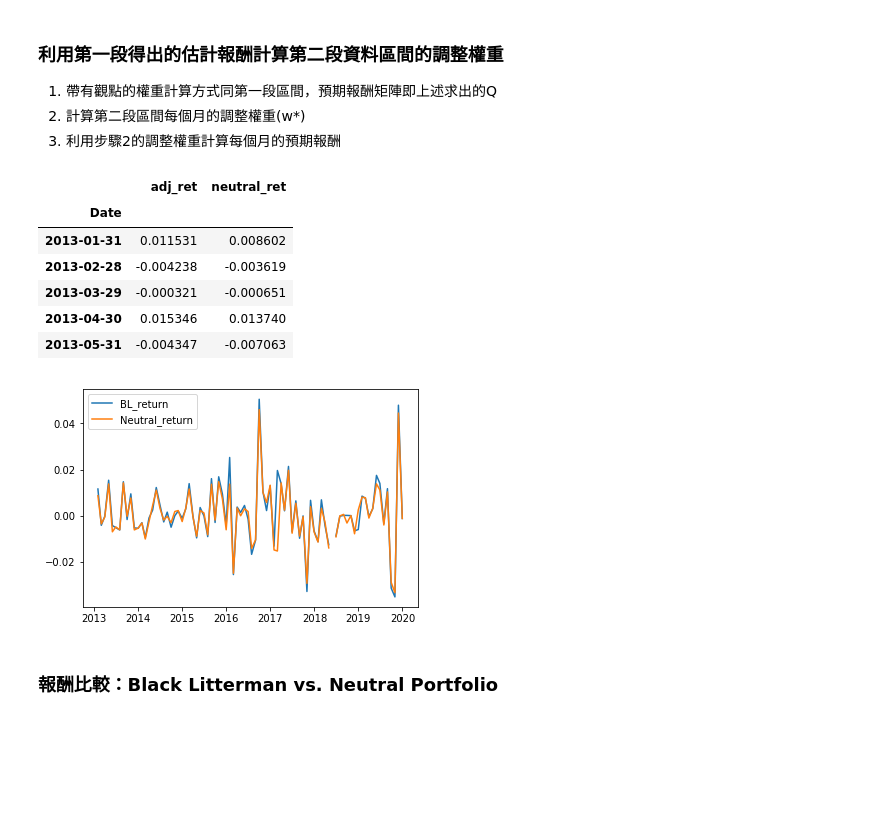
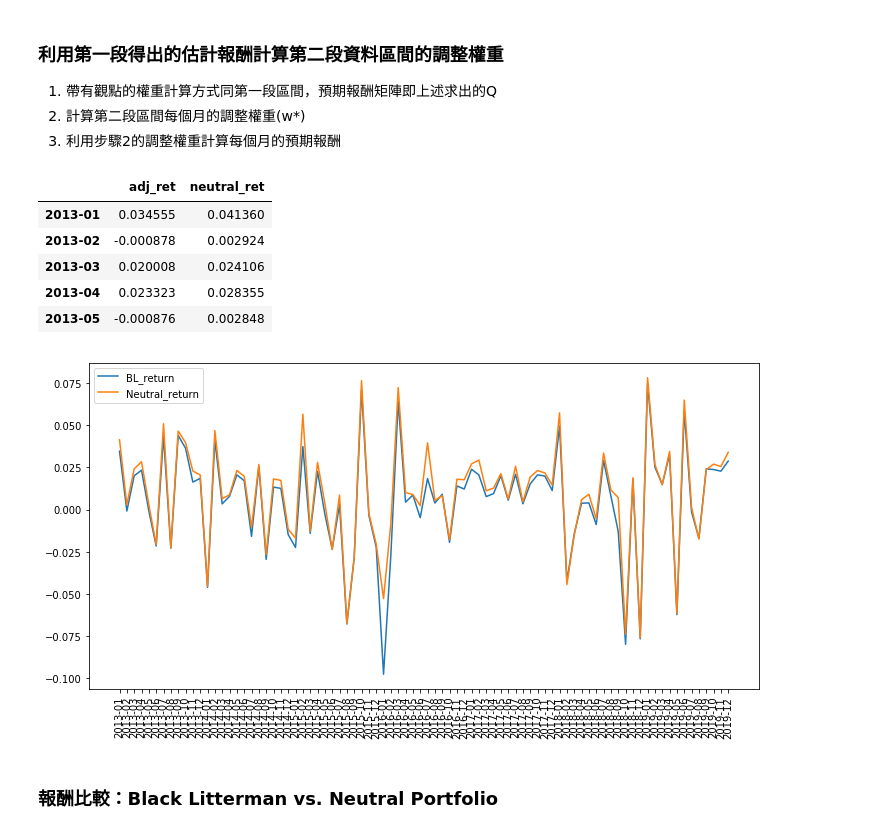
Before and after one commit to Yen-Wei-Chun/Robot_Fin, a Jupyter notebook: hw.2_BL_model/BL_data.ipynb, the cells around one changed output. Saved outputs shown, nothing was run; the diff lists cells and outputs as text; code cells hidden in the pictures; blank space fills up the shorter version.

```diff
--- a/hw.2_BL_model/BL_data.ipynb
+++ b/hw.2_BL_model/BL_data.ipynb
@@ -262,12 +248,13 @@ estimated_ret_bias = [0 if math.isnan(x) else x for x in estimated_ret_bias]
 # %%
 view_ret = pd.DataFrame(np.array([estimated_ret_kd, estimated_ret_bias])).transpose()
 view_ret.columns = ['kd_view', 'bias_view']
-view_ret = view_ret.set_index(ret_data.index[1:96])
+view_ret = view_ret.set_index(ret_data_monthly.index[1:96])
 # %%
 Q = np.array([sum(estimated_ret_kd) / len(estimated_ret_kd), sum(estimated_ret_bias) / len(estimated_ret_bias)])
-omega = view_ret.cov().to_numpy()
+omega = (view_ret.cov()).to_numpy()
 omega_inv = np.linalg.pinv(omega)
 Q = Q.reshape((2,1))
+omega = omega.reshape((2,2))
 # %%
 print(Q)
 print(omega)
@@ -288,18 +275,25 @@ neutral_weights = np.transpose(np.array([[0.01797, 0.00554, 0.02888, 0.04935, 0.
 # %%
 adjust_ret = []
 neutral_ret = []
+monthly_rebal_weight = {}
 
-for i in range(len(ret_data.loc[datetime.datetime(2013,1,31):,:].index)): #84 months
-    neu_cov_matrix = Data.loc[ret_data.index[i+95]:ret_data.index[i+96], :].pct_change().cov() #利用每個月的報酬計算其變異數矩陣
+for i in range(len(ret_data_monthly['2013-01':].index)):
+
+    neu_cov_matrix = Data[ret_data_monthly.index[i+96]].pct_change().cov() #利用每個月的報酬計算其變異數矩陣
     pi = gamma*(neu_cov_matrix.dot(neutral_weights))
-    kd_weights_2 = long_short_kd(ret_data.loc[datetime.datetime(2013,1,31):,:].index[i])
-    bias_weights_2 = long_short_bias(ret_data.loc[datetime.datetime(2013,1,31):,:].index[i])
+    kd_weights_2 = long_short_kd(i+97)
+    bias_weights_2 = long_short_bias(i+97)
     P = np.array([kd_weights_2, bias_weights_2])
     M_inverse = np.linalg.pinv((np.linalg.pinv(tau*neu_cov_matrix) + ((np.transpose(P)).dot(omega_inv)).dot(P)))
     adj_ret = M_inverse.dot((np.linalg.pinv(tau*neu_cov_matrix)).dot(pi) + ((np.transpose(P)).dot(omega_inv)).dot(Q))
     adj_sigma = neu_cov_matrix + np.linalg.pinv((np.linalg.pinv(tau*neu_cov_matrix) + ((np.transpose(P)).dot(omega_inv)).dot(P)))
+
+    #調整權重
     rebal_weights = (1/gamma) * (np.linalg.pinv(adj_sigma)).dot(adj_ret)
-    ret = (ret_data.iloc[i:i+1]).to_numpy()
+    monthly_rebal_weight[ret_data_monthly.index[i+96]] = rebal_weights
+
+    #調整後月報酬
+    ret = (ret_data_monthly.iloc[i+96:i+97]).to_numpy()
     neu_ret = (ret.dot(neutral_weights)).reshape((1,))
     est_ret = (ret.dot(rebal_weights)).reshape((1,))
     adjust_ret.append(est_ret[0])
@@ -308,25 +302,26 @@ for i in range(len(ret_data.loc[datetime.datetime(2013,1,31):,:].index)): #84 mo
 final_df = pd.DataFrame(adjust_ret)
 final_df.columns = ['adj_ret']
 final_df['neutral_ret'] = neutral_ret
-final_df.index = ret_data.loc[datetime.datetime(2013,1,31):,:].index
+final_df.index = ret_data_monthly['2013-01':'2019-12'].index
 
 final_df.head()
 # %% [output]
 |  | adj_ret | neutral_ret |
-| Date |  |  |
-| 2013-01-31 | 0.011531 | 0.008602 |
-| 2013-02-28 | -0.004238 | -0.003619 |
-| 2013-03-29 | -0.000321 | -0.000651 |
-| 2013-04-30 | 0.015346 | 0.013740 |
-| 2013-05-31 | -0.004347 | -0.007063 |
+| 2013-01 | 0.034555 | 0.041360 |
+| 2013-02 | -0.000878 | 0.002924 |
+| 2013-03 | 0.020008 | 0.024106 |
+| 2013-04 | 0.023323 | 0.028355 |
+| 2013-05 | -0.000876 | 0.002848 |
 # %%
+plt.figure(figsize = (12,6))
 plt.plot(final_df.index, final_df['adj_ret'], label='BL_return')
 plt.plot(final_df.index, final_df['neutral_ret'], label='Neutral_return')
+plt.xticks(rotation = 90)
 plt.legend()
 
 plt.show()
 # %% [output]
-[figure, old version]
+[figure, new version]
 # %% [markdown]
 ### 報酬比較：Black Litterman vs. Neutral Portfolio
 # %%
```
Also changed, not shown: parts of 23 cells of this notebook, 10 other files.
